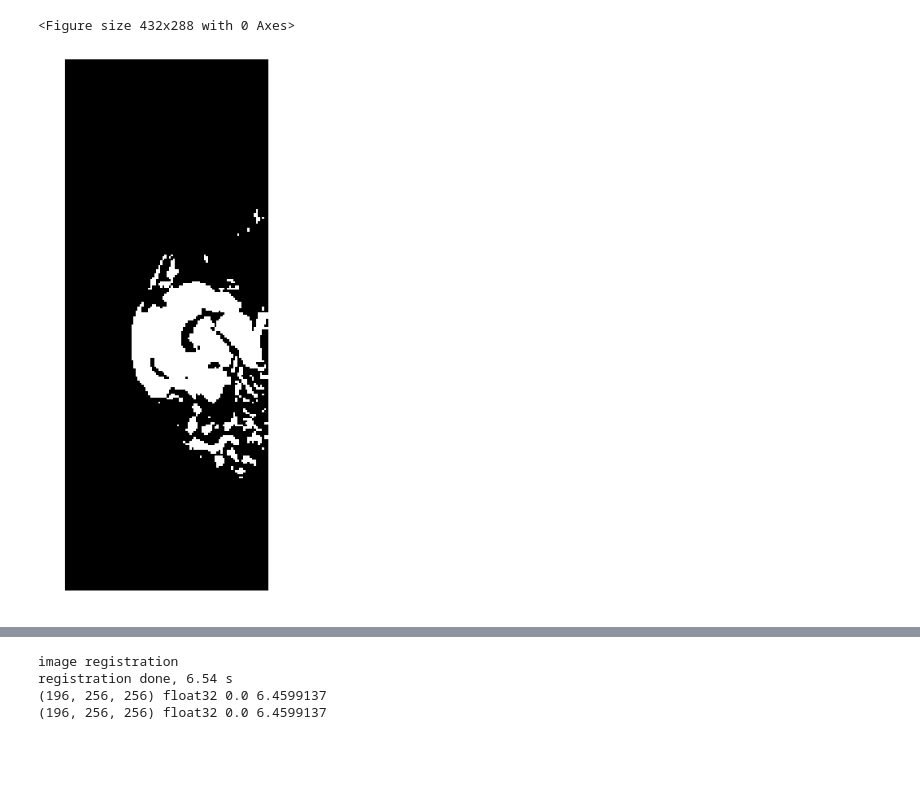
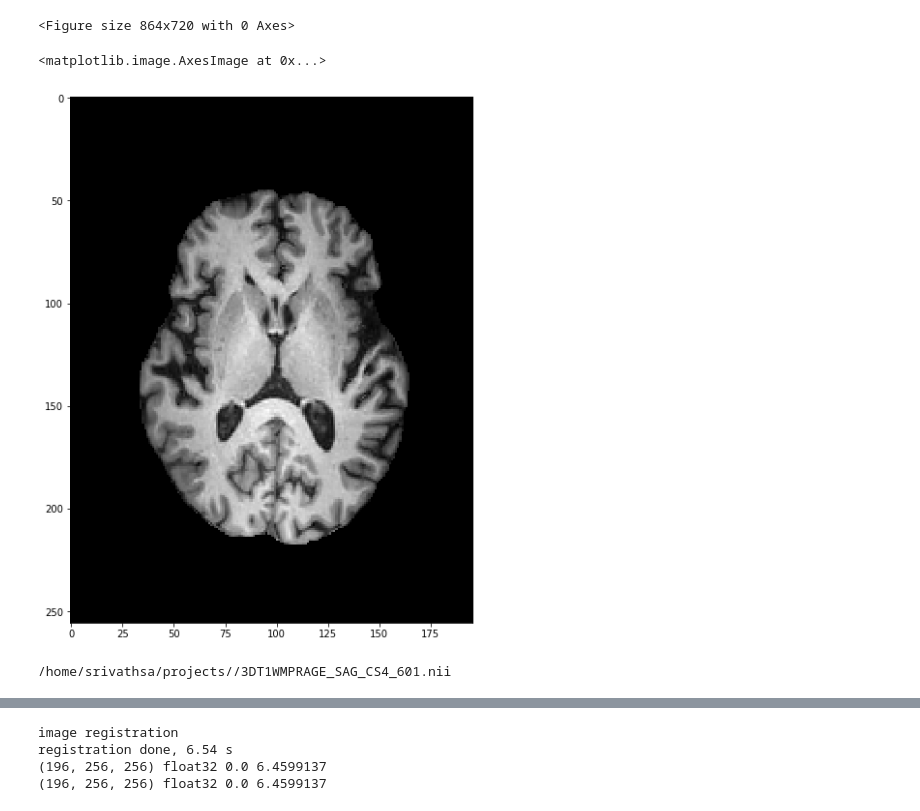
Before and after one commit to subtlemedicalinc/SubtleBoost, a Jupyter notebook: train/notebooks/FSL FAST brain tissue segmentation.ipynb, the cells around one changed output, grey strips where cells are left out. Saved outputs shown, nothing was run; the diff lists cells and outputs as text; code cells hidden in the pictures; blank space fills up the shorter version.

```diff
--- a/train/notebooks/FSL FAST brain tissue segmentation.ipynb
+++ b/train/notebooks/FSL FAST brain tissue segmentation.ipynb
@@ -14,7 +14,7 @@ import SimpleITK as sitk
 # %matplotlib notebook
 
 plt.set_cmap('gray')
-plt.rcParams['figure.figsize'] = (15, 12)
+plt.rcParams['figure.figsize'] = (12, 10)
 
 def show_img(img, title='', axis=False, vmin=None, vmax=None):
     imshow_args = {}
@@ -63,7 +63,7 @@ def dcm2nii(dcmdir, out_dir):
 
 def npy2nii(fpath_npy, fpath_nii, mask=True, c_idx=0):
 #     idx = 1 if mask else 0
-    data = np.load(fpath_npy) # [idx, :, c_idx, ...]
+    data = np.load(fpath_npy)[1, :, c_idx, ...] # [idx, :, c_idx, ...]
     data = data.transpose(1, 0, 2)
     data = np.rot90(data, k=3, axes=(1, 2))
 
@@ -96,17 +96,19 @@ def sag2ax(input_npy):
     input_npy = np.rot90(input_npy, k=3, axes=(1, 2))
     return input_npy
 # %% [output]
-<Figure size 432x288 with 0 Axes>
+<Figure size 864x720 with 0 Axes>
 # %%
 ref_img = np.load('/home/srivathsa/projects/studies/gad/tiantan/preprocess/data_256/NO26.npy')[1, :, 0, ...]
-data_img = np.load('/home/srivathsa/projects/studies/gad/tiantan/preprocess/data_256/NO57.npy')[1, :, 0, ...]
+data_img = np.load('/home/srivathsa/projects/studies/gad/tiantan/preprocess/data_256/NO70.npy')[1, :, 0, ...]
 # %%
 data_img_ax = sag2ax(data_img)
-# %%
-lhs = data_img_ax[115, :, :98]
-rhs = data_img_ax[115, :, 98:]
-rhs = np.flip(rhs, axis=1)
-diff = rhs - lhs
-show_img(diff > 0.5)
-# %% [output]
-[figure, removed]
+# %%
+plt.imshow(data_img_ax[98])
+# %% [output]
+<matplotlib.image.AxesImage at 0x...>
+[figure, added]
+# %%
+fpath_nii = dcm2nii('/home/srivathsa/projects/studies/gad/tiantan/data/NO70/3DT1WMPRAGE_SAG_CS4_601', '/home/srivathsa/projects/')
+print(fpath_nii)
+# %% [output]
+/home/srivathsa/projects//3DT1WMPRAGE_SAG_CS4_601.nii
```
Also changed, not shown: parts of 3 cells of this notebook, 2 other files.
